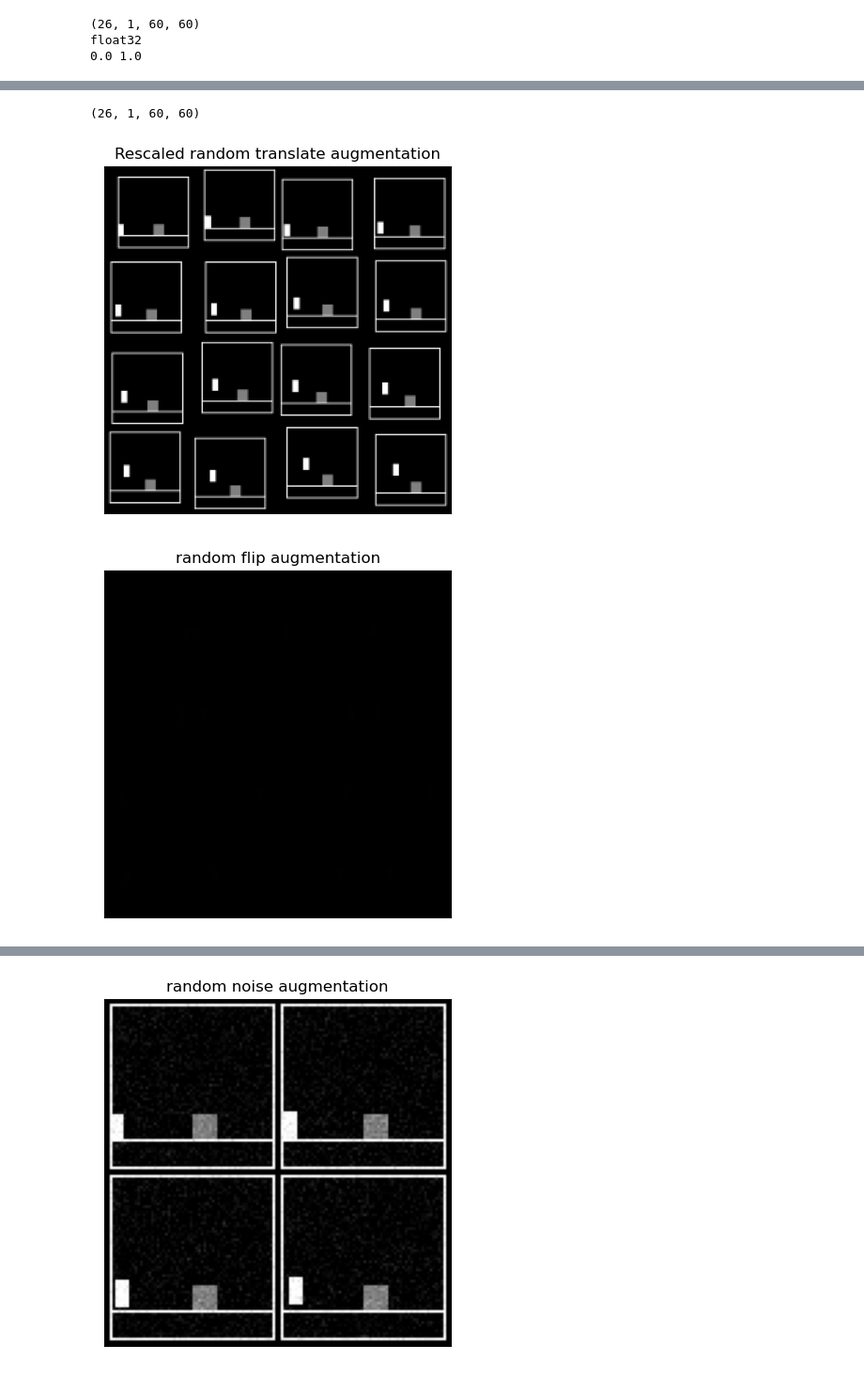
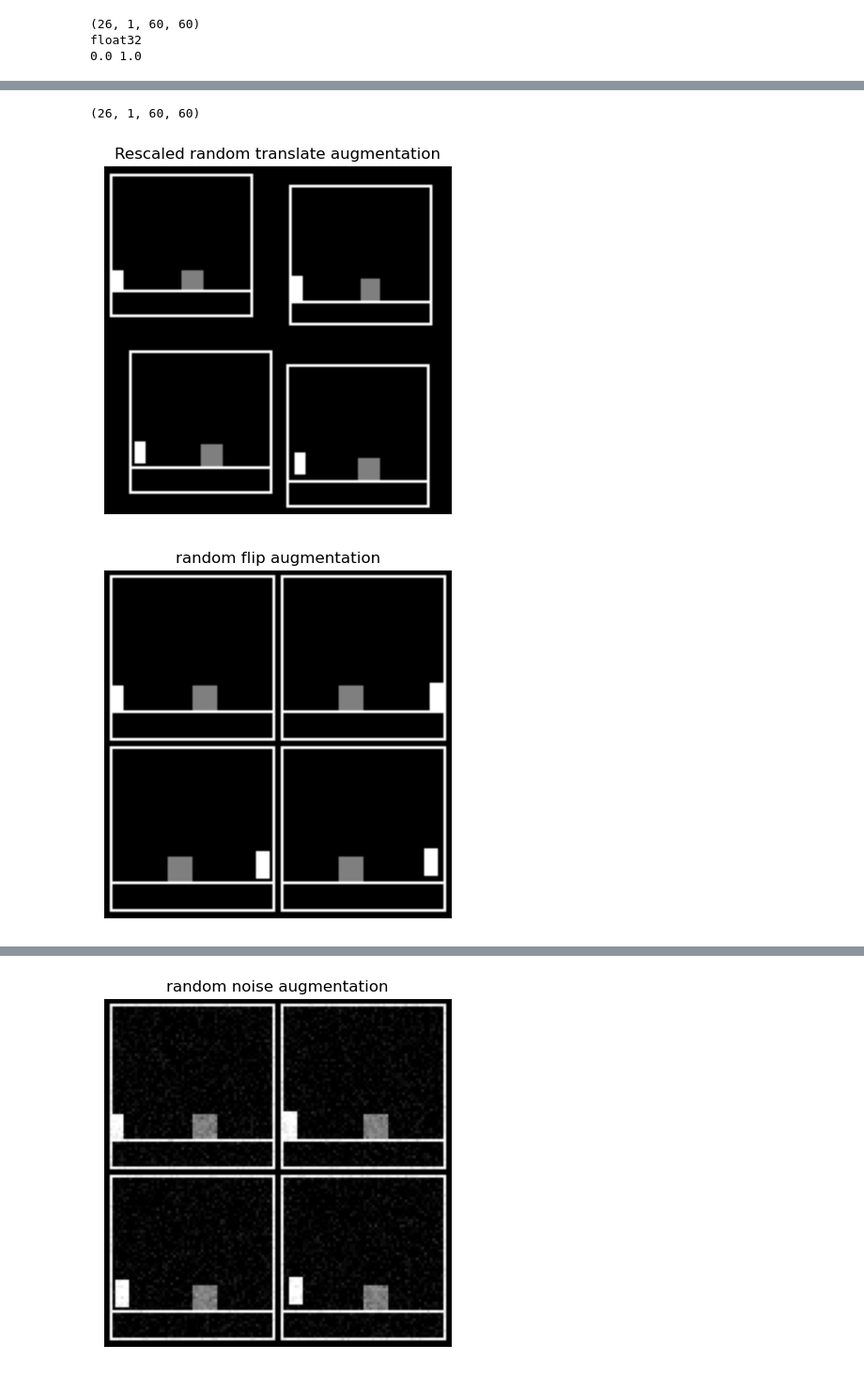
Before and after one commit to manusimidt/jku_practical_work, a Jupyter notebook: visualize_augmentations.ipynb, the cells around one changed output, grey strips where cells are left out. Shown: that part at 94% size. Cells and saved outputs as stored; diff of their text form; code cells hidden in the pictures.

```diff
--- a/visualize_augmentations.ipynb
+++ b/visualize_augmentations.ipynb
@@ -74,16 +77,16 @@ show_imgs(rnd_trans, title="random translate augmentation", max_display=4)
 # %%
 # Try to rescale images to 60x60
-rnd_trans = fn.resize(torch.from_numpy(rnd_trans), size=[60,60]).numpy()
+rnd_trans = fn.resize(torch.from_numpy(rnd_trans), size=[60,60], interpolation=InterpolationMode.NEAREST).numpy()
 print(rnd_trans.shape)
-show_imgs(rnd_trans, title="Rescaled random translate augmentation")
+show_imgs(rnd_trans, title="Rescaled random translate augmentation", max_display=4)
 # %% [output]
 (26, 1, 60, 60)
-[figure, old version]
+[figure, new version]
 # %%
 flipped_x = augmentations.random_flip(frames)
-show_imgs(flipped_x, title="random flip augmentation")
+show_imgs(flipped_x, title="random flip augmentation", max_display=4)
 # %% [output]
-[figure, old version]
+[figure, new version]
 # %%
 cropped_x = augmentations.random_crop(frames,56)
 show_imgs(cropped_x, title="random crop augmentation", max_display=4)
```
Also changed, not shown: parts of 8 cells of this notebook, 19 other files.
